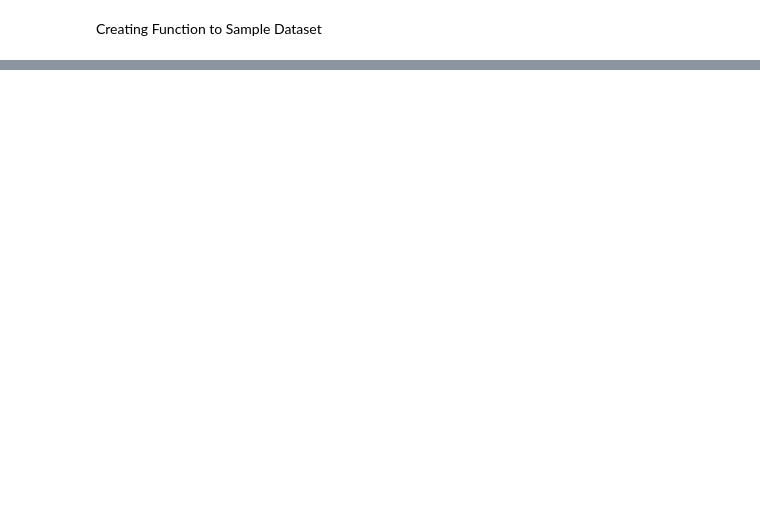
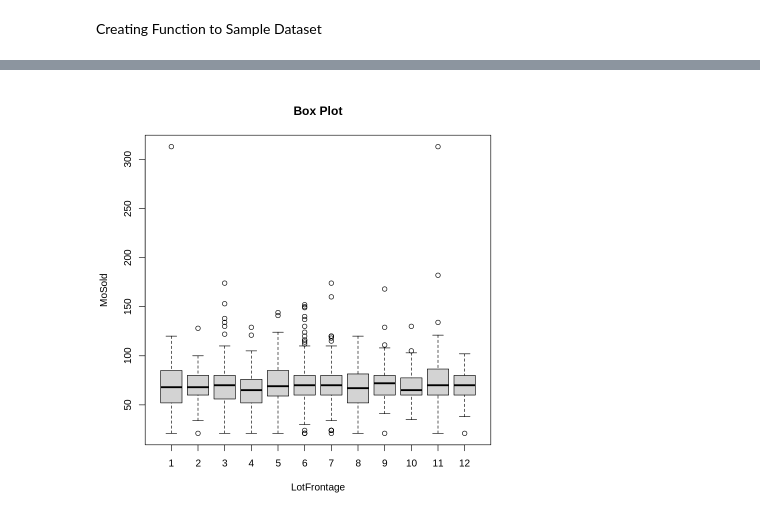
Before and after one commit to jotiba98/R-Lab, a Jupyter notebook: R_Mini_Project_61.ipynb, the cells around one changed output, grey strips where cells are left out. Drawn from its saved outputs; the diff is of its cells as text; code cells hidden in the pictures; blank space fills up the shorter version.

```diff
--- a/R_Mini_Project_61.ipynb
+++ b/R_Mini_Project_61.ipynb
@@ -95,0 +173,7 @@ A data.frame: 4 × 81
+# %%
+means<-colMeans(data[sapply(data,is.numeric)])
+means
+library(ggplot2)
+MoSold<-data$MoSold
+LotFrontage<-data$LotFrontage
+plot(data$MoSold,data$LotFrontage,main="Scatterplot",xlab="MSSubClass",ylab="LotFrontage",las=1,xlim=c(0,2),col=2)
@@ -95,0 +218,4 @@ A data.frame: 4 × 81
+# %%
+boxplot(LotFrontage~MoSold,data=data,main="Box Plot",xlab="LotFrontage",ylab="MoSold")
+# %% [output]
+[figure, added]
```
Also changed, not shown: parts of 29 cells of this notebook.
